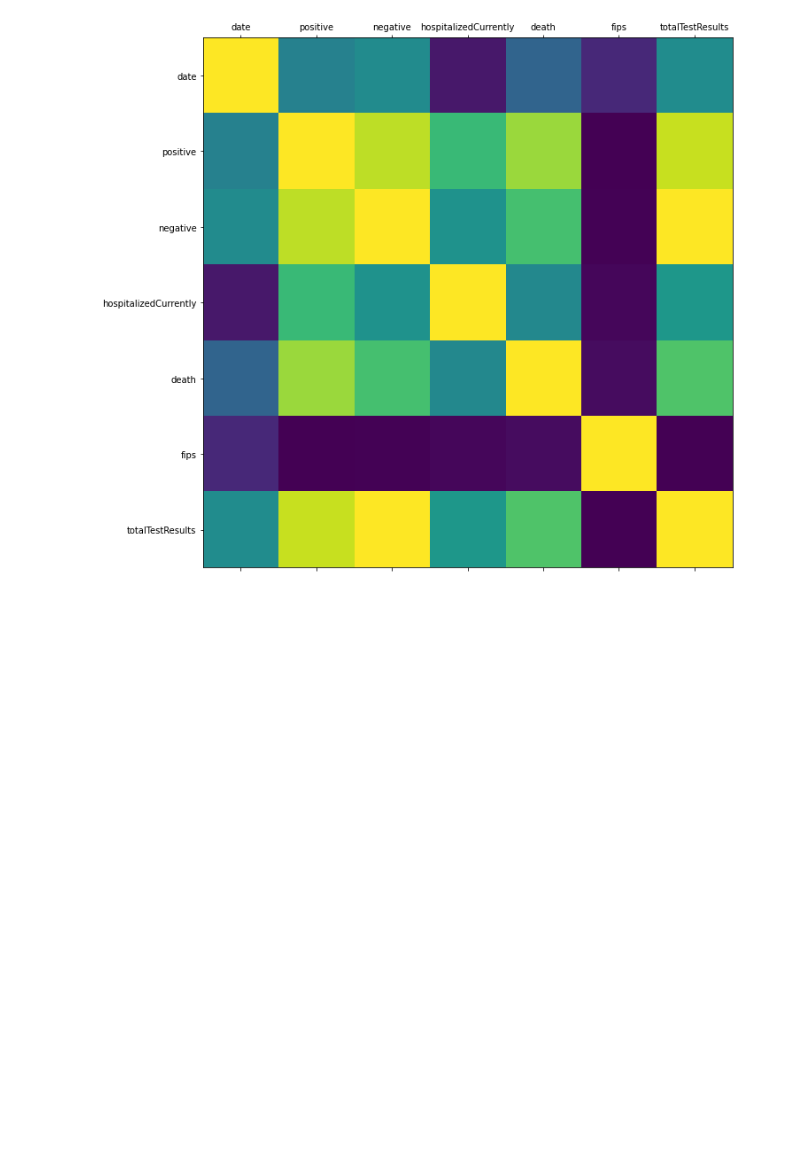
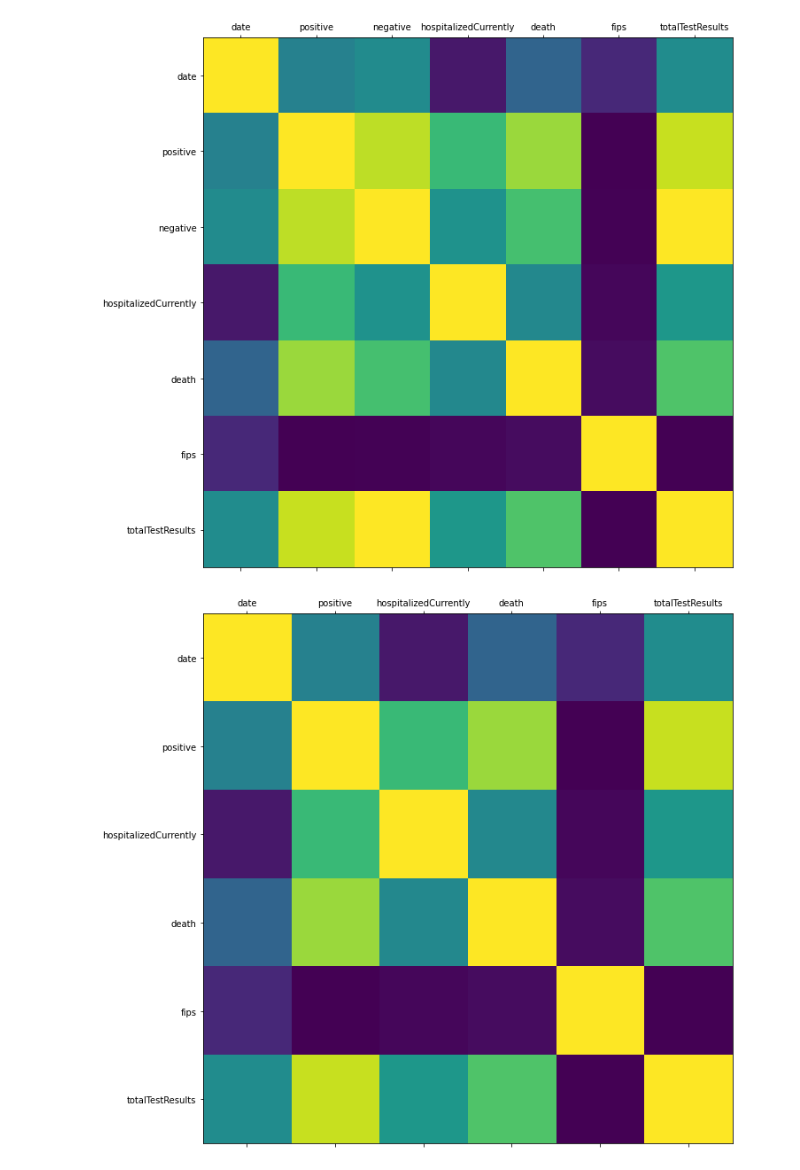
Before and after one commit to elizabethqiu/2020-wwcode-dshackathon-covid19ml, a Jupyter notebook: wwwcode-hackathon.ipynb, the cells around one changed output. Drawn from its saved outputs; the diff is of its cells as text; code cells hidden in the pictures; blank space fills up the shorter version.

```diff
--- a/wwwcode-hackathon.ipynb
+++ b/wwwcode-hackathon.ipynb
@@ -191,3 +191,7 @@ plot_corr(df_states)
 [figure]
 # %%
 df_states.drop(columns=['negative'],inplace=True)
+# %%
+plot_corr(df_states)
+# %% [output]
+[figure, added]
```
